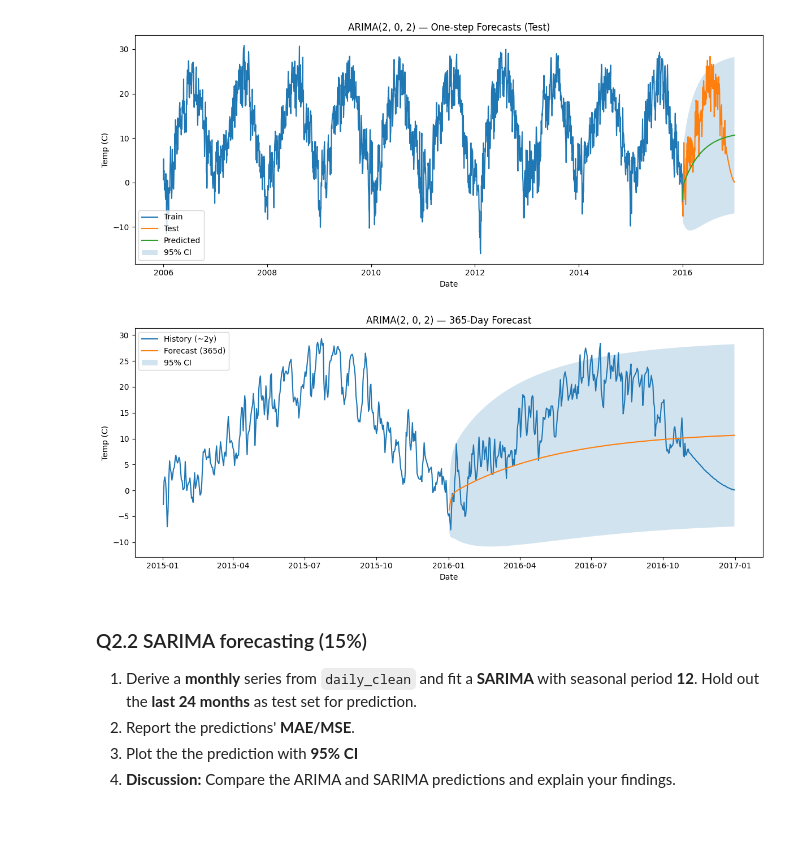
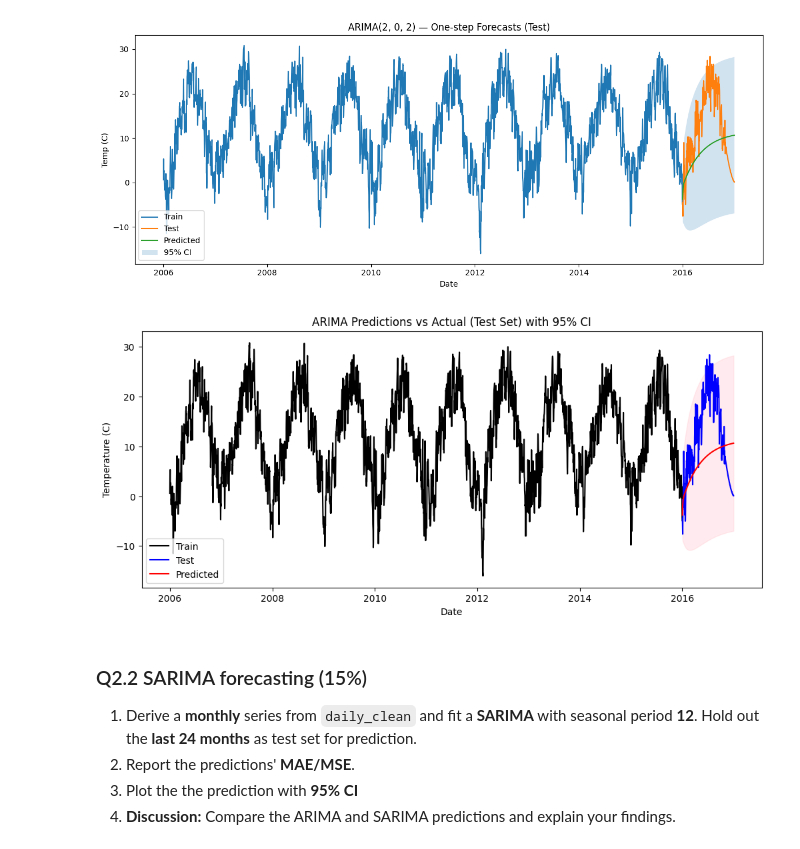
Before and after one commit to AdamDunn1437/4010_A1, a Jupyter notebook: Assignment1.ipynb, the cells around one changed output. Drawn from its saved outputs; the diff is of its cells as text; code cells hidden in the pictures; blank space fills up the shorter version.

```diff
--- a/Assignment1.ipynb
+++ b/Assignment1.ipynb
@@ -342,23 +387,28 @@ plt.legend(); plt.tight_layout(); plt.show()
 # %%
 # Answer to Q2.1.6
 
-fc = res.get_forecast(steps=365)
-fc_mean = fc.predicted_mean
-fc_ci = fc.conf_int()
+# Plot training data, actual test data, and ARIMA predictions with 95% CI
+plt.figure(figsize=(12,5))
 
-fc_lower = np.asarray(fc_ci.iloc[:,0], dtype=float)
-fc_upper = np.asarray(fc_ci.iloc[:,1], dtype=float)
+# Training set
+plt.plot(train.index, train, label='Train', color='black')
 
-plt.figure(figsize=(12,5))
-hist_tail = Temperature_Series.iloc[-730:]
-plt.plot(hist_tail.index, hist_tail, label='History (~2y)')
-plt.plot(fc_mean.index, fc_mean, label='Forecast (365d)')
-plt.fill_between(fc_mean.index, fc_lower, fc_upper, alpha=0.2, label='95% CI')
-plt.title(f"ARIMA{best_order} — 365-Day Forecast")
-plt.xlabel("Date"); plt.ylabel("Temp (C)")
-plt.legend(); plt.tight_layout(); plt.show()
+# Test set (actual)
+plt.plot(test.index, test, label='Test', color='blue')
+
+# ARIMA predictions
+plt.plot(test.index, forecast_mean, label='Predicted', color='red')
+
+# 95% confidence interval
+plt.fill_between(test.index, forecast_ci.iloc[:,0], forecast_ci.iloc[:,1], color='pink', alpha=0.3)
+
+plt.title("ARIMA Predictions vs Actual (Test Set) with 95% CI")
+plt.xlabel("Date")
+plt.ylabel("Temperature (C)")
+plt.legend()
+plt.show()
 # %% [output]
-[figure, old version]
+[figure, new version]
 # %% [markdown]
 ### Q2.2 SARIMA forecasting (15%)
 
```
Also changed, not shown: parts of 21 cells of this notebook.
